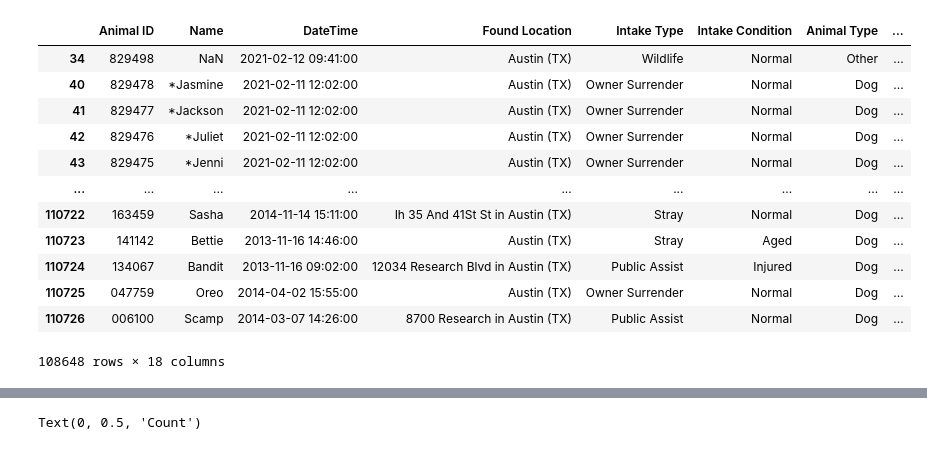
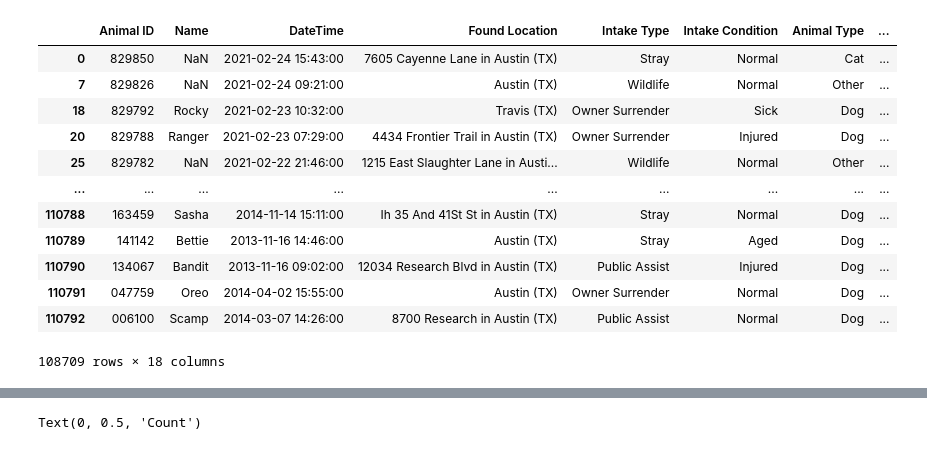
Before and after one commit to elizabethschall2934/Final-Project, a Jupyter notebook: clean_data.ipynb, the cells around one changed output, grey strips where cells are left out. Drawn from its saved outputs; the diff is of its cells as text; code cells hidden in the pictures.

```diff
--- a/clean_data.ipynb
+++ b/clean_data.ipynb
@@ -46,6 +46,6 @@ outcomes2_data.rename(columns = {'DateTime':'DateTime_out'}, inplace = True)
 # %%
 # Combine the data into a single dataset.
-allanimal2_data = pd.merge(intakes2_data,outcomes2_data, how='left', on=["Animal ID","Animal ID"])
-allanimal2_data.head()
+allanimal24_data = pd.merge(intakes24_data,outcomes24_data, how='left', on=["Animal ID","Animal ID"])
+allanimal24_data.head()
 # %% [output]
 |  | Animal ID | Name | DateTime | Found Location | Intake Type | Intake Condition | Animal Type | ... |
@@ -57,23 +57,23 @@ allanimal2_data.head()
 # %%
-allanimal2_data["DateTime"]= pd.to_datetime(allanimal2_data["DateTime"])
+allanimal24_data["DateTime"]= pd.to_datetime(allanimal24_data["DateTime"])
 # %%
-allanimal2_data["DateTime_out"]= pd.to_datetime(allanimal2_data["DateTime_out"])
+allanimal24_data["DateTime_out"]= pd.to_datetime(allanimal24_data["DateTime_out"])
 # %%
-allanimal2_data["shelter_time"] = allanimal2_data["DateTime_out"] - allanimal2_data["DateTime"]
+allanimal24_data["shelter_time"] = allanimal24_data["DateTime_out"] - allanimal24_data["DateTime"]
 # %%
-allanimal2_data.loc[allanimal2_data['shelter_time'] > pd.Timedelta(0)]
+allanimal24_data.loc[allanimal24_data['shelter_time'] > pd.Timedelta(0)]
 # %% [output]
 |  | Animal ID | Name | DateTime | Found Location | Intake Type | Intake Condition | Animal Type | ... |
-| 34 | 829498 | NaN | 2021-02-12 09:41:00 | Austin (TX) | Wildlife | Normal | Other | ... |
-| 40 | 829478 | *Jasmine | 2021-02-11 12:02:00 | Austin (TX) | Owner Surrender | Normal | Dog | ... |
-| 41 | 829477 | *Jackson | 2021-02-11 12:02:00 | Austin (TX) | Owner Surrender | Normal | Dog | ... |
-| 42 | 829476 | *Juliet | 2021-02-11 12:02:00 | Austin (TX) | Owner Surrender | Normal | Dog | ... |
-| 43 | 829475 | *Jenni | 2021-02-11 12:02:00 | Austin (TX) | Owner Surrender | Normal | Dog | ... |
+| 0 | 829850 | NaN | 2021-02-24 15:43:00 | 7605 Cayenne Lane in Austin (TX) | Stray | Normal | Cat | ... |
+| 7 | 829826 | NaN | 2021-02-24 09:21:00 | Austin (TX) | Wildlife | Normal | Other | ... |
+| 18 | 829792 | Rocky | 2021-02-23 10:32:00 | Travis (TX) | Owner Surrender | Sick | Dog | ... |
+| 20 | 829788 | Ranger | 2021-02-23 07:29:00 | 4434 Frontier Trail in Austin (TX) | Owner Surrender | Injured | Dog | ... |
+| 25 | 829782 | NaN | 2021-02-22 21:46:00 | 1215 East Slaughter Lane in Austi... | Wildlife | Normal | Other | ... |
 | ... | ... | ... | ... | ... | ... | ... | ... | ... |
-| 110722 | 163459 | Sasha | 2014-11-14 15:11:00 | Ih 35 And 41St St in Austin (TX) | Stray | Normal | Dog | ... |
-| 110723 | 141142 | Bettie | 2013-11-16 14:46:00 | Austin (TX) | Stray | Aged | Dog | ... |
-| 110724 | 134067 | Bandit | 2013-11-16 09:02:00 | 12034 Research Blvd in Austin (TX) | Public Assist | Injured | Dog | ... |
-| 110725 | 047759 | Oreo | 2014-04-02 15:55:00 | Austin (TX) | Owner Surrender | Normal | Dog | ... |
-| 110726 | 006100 | Scamp | 2014-03-07 14:26:00 | 8700 Research in Austin (TX) | Public Assist | Normal | Dog | ... |
+| 110788 | 163459 | Sasha | 2014-11-14 15:11:00 | Ih 35 And 41St St in Austin (TX) | Stray | Normal | Dog | ... |
+| 110789 | 141142 | Bettie | 2013-11-16 14:46:00 | Austin (TX) | Stray | Aged | Dog | ... |
+| 110790 | 134067 | Bandit | 2013-11-16 09:02:00 | 12034 Research Blvd in Austin (TX) | Public Assist | Injured | Dog | ... |
+| 110791 | 047759 | Oreo | 2014-04-02 15:55:00 | Austin (TX) | Owner Surrender | Normal | Dog | ... |
+| 110792 | 006100 | Scamp | 2014-03-07 14:26:00 | 8700 Research in Austin (TX) | Public Assist | Normal | Dog | ... |
-108648 rows × 18 columns
+108709 rows × 18 columns
 # %%
```
Also changed, not shown: parts of 46 cells of this notebook, 8 other files.
